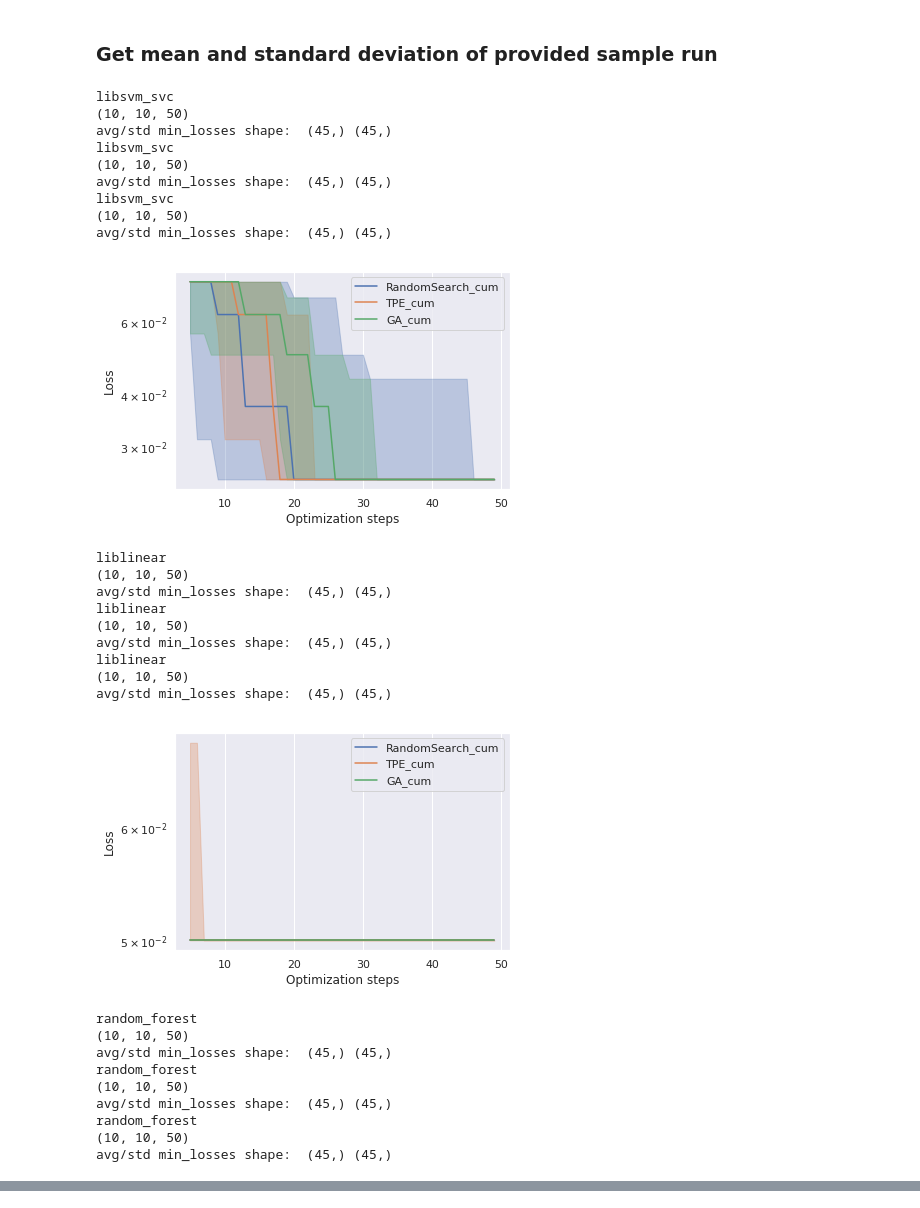
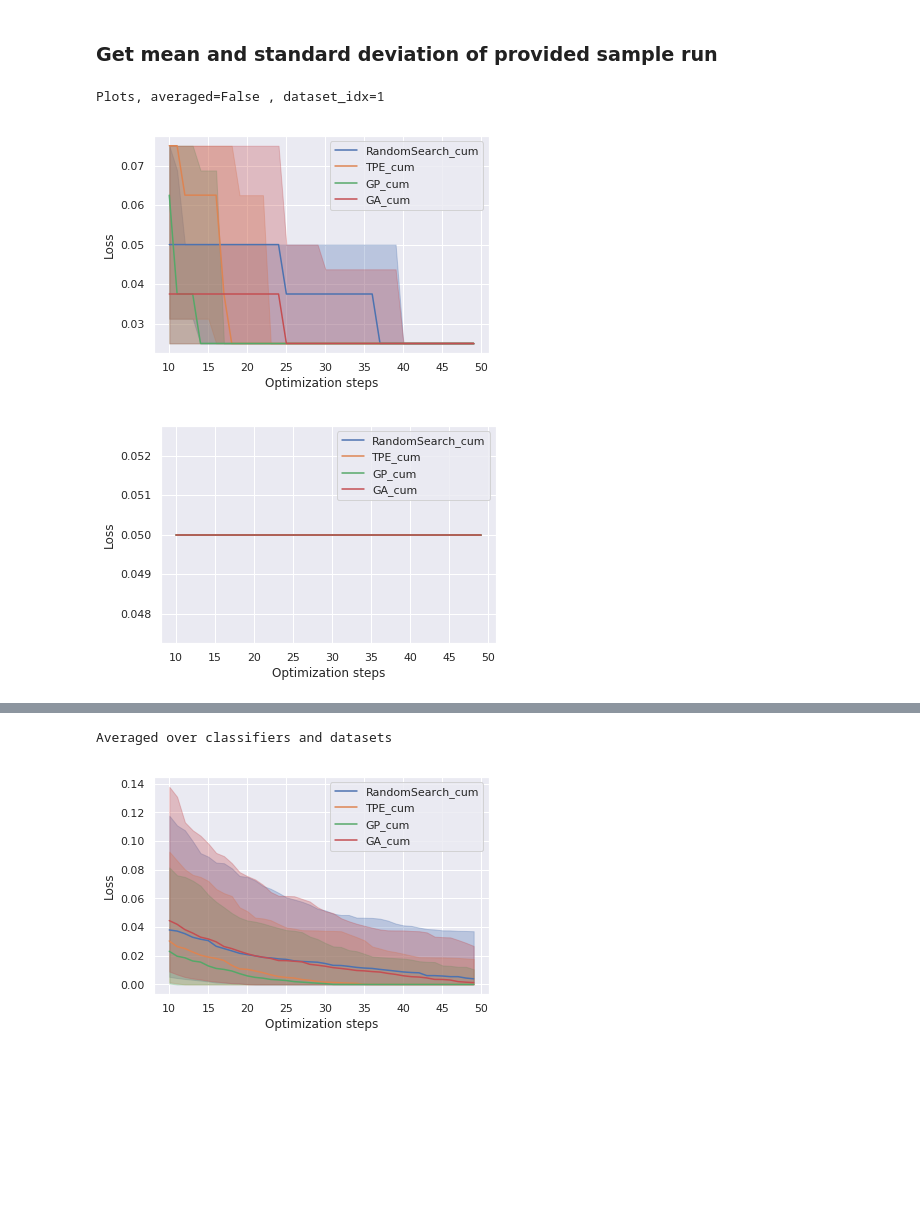
Before and after one commit to aprams/autotune, a Jupyter notebook: experiments/hpo_dataset_eval_analysis.ipynb, the cells around one changed output, grey strips where cells are left out. Saved outputs shown, nothing was run; the diff lists cells and outputs as text; code cells hidden in the pictures; blank space fills up the shorter version.

```diff
--- a/experiments/hpo_dataset_eval_analysis.ipynb
+++ b/experiments/hpo_dataset_eval_analysis.ipynb
@@ -103,70 +102,73 @@ for o in list(loss_per_time_step.keys()):
         tmp_loss = loss_per_time_step[o][c]
         min_loss = loss_ranges[c][:, 0][:, None, None]
         max_loss = loss_ranges[c][:, 1][:, None, None]
-        min_max_normalized_loss_per_time_step[o][c] = (tmp_loss - min_loss) / (max_loss - min_loss)
+        min_max_normalized_loss_per_time_step[o][c] = (tmp_loss - min_loss) / np.maximum(max_loss - min_loss, 1e-5)
 # %% [markdown]
 ### Get mean and standard deviation of provided sample run
 # %%
 def plot_results(np_results, dataset_idx=0, avg_datasets=False, t_0=0, plot_ranges=True, use_log_scale=False):
     """
     Plot results for given dataset or averaged from given start t_0
     :param np_results: data to plot
     :param dataset_idx: index of dataset to plot, not needed if avg_datasets=True
     :param avg_datasets: Bool indicating whether to average over datasets or not
     :param t_0: first time step to plot from
     """
-    for classifier in np_results[list(np_results.keys())[0]]:
+    print("Plots, averaged={0} ".format(avg_datasets) +
+          (", dataset_idx={0}".format(dataset_idx) if avg_datasets is False else ""))
+    for classifier in classifiers:
         plt.figure()
         ax = plt.gca()
         for optimizer in np_results:
             color = next(ax._get_lines.prop_cycler)['color']
-            print(classifier)
-            print(np_results[optimizer][classifier].shape)
             tmp_data = np_results[optimizer][classifier] if avg_datasets else \
                 np_results[optimizer][classifier][dataset_idx]
 
             avg_min_losses, std_min_losses, lower_min_losses, upper_min_losses = \
                 get_mean_std_min_losses_per_timestep(tmp_data, avg_datasets=avg_datasets, t_0=t_0)
             plt.plot(range(t_0, t_0 + len(lower_min_losses)), avg_min_losses, label=optimizer + "_cum", color=color)
             if plot_ranges:
                 plt.fill_between(x=range(t_0, t_0 + len(lower_min_losses)), y1=lower_min_losses,
                                  y2=upper_min_losses, alpha=0.3, color=color)
 
         plt.xlabel("Optimization steps")
         plt.ylabel("Loss")
         if use_log_scale:
             plt.yscale('log')
-        plt.legend(loc='upper right')
+        plt.legend(loc='auto')
         plt.show()
 
-plot_results(loss_per_time_step, dataset_idx=1 , t_0=5)
+def plot_averaged_over_classifier_results(np_results, t_0=0, plot_ranges=True, use_log_scale=False):
+    """
+    Plot results for given dataset or averaged from given start t_0
+    :param np_results: data to plot
+    :param dataset_idx: index of dataset to plot, not needed if avg_datasets=True
+    :param avg_datasets: Bool indicating whether to average over datasets or not
+    :param t_0: first time step to plot from
+    """
+    print("Averaged over classifiers and datasets")
+    plt.figure()
+    ax = plt.gca()
+    for optimizer in np_results:
+        color = next(ax._get_lines.prop_cycler)['color']
+        tmp_data = np.concatenate([np_results[optimizer][c] for c in classifiers], axis=0)
+
+        avg_min_losses, std_min_losses, lower_min_losses, upper_min_losses = \
+            get_mean_std_min_losses_per_timestep(tmp_data, avg_datasets=True, t_0=t_0)
+        plt.plot(range(t_0, t_0 + len(lower_min_losses)), avg_min_losses, label=optimizer + "_cum", color=color)
+        if plot_ranges:
+            plt.fill_between(x=range(t_0, t_0 + len(lower_min_losses)), y1=lower_min_losses,
+                             y2=upper_min_losses, alpha=0.3, color=color)
+
+    plt.xlabel("Optimization steps")
+    plt.ylabel("Loss")
+    if use_log_scale:
+        plt.yscale('log')
+    plt.legend(loc='auto')
+    plt.show()
+
+plot_results(loss_per_time_step, dataset_idx=1 , t_0=10)
 # %% [output]
-libsvm_svc
-(10, 10, 50)
-avg/std min_losses shape:  (45,) (45,)
-libsvm_svc
-(10, 10, 50)
-avg/std min_losses shape:  (45,) (45,)
-libsvm_svc
-(10, 10, 50)
-avg/std min_losses shape:  (45,) (45,)
+Plots, averaged=False , dataset_idx=1
-[figure, old version]
+[figure, new version]
-liblinear
-(10, 10, 50)
-avg/std min_losses shape:  (45,) (45,)
-liblinear
-(10, 10, 50)
-avg/std min_losses shape:  (45,) (45,)
-liblinear
-(10, 10, 50)
-avg/std min_losses shape:  (45,) (45,)
-[figure, old version]
+[figure, new version]
-random_forest
-(10, 10, 50)
-avg/std min_losses shape:  (45,) (45,)
-random_forest
-(10, 10, 50)
-avg/std min_losses shape:  (45,) (45,)
-random_forest
-(10, 10, 50)
-avg/std min_losses shape:  (45,) (45,)
@@ -174,2 +176,8 @@ avg/std min_losses shape:  (45,) (45,)
+# %%
+# Plot min max normalized losses averaged over classifiers
+plot_averaged_over_classifier_results(min_max_normalized_loss_per_time_step, t_0=10, use_log_scale=False)
+# %% [output]
+Averaged over classifiers and datasets
+[figure, added]
 # %%
 # Plot min max normalized losses
```
Also changed, not shown: parts of 7 cells of this notebook, 10 other files.
